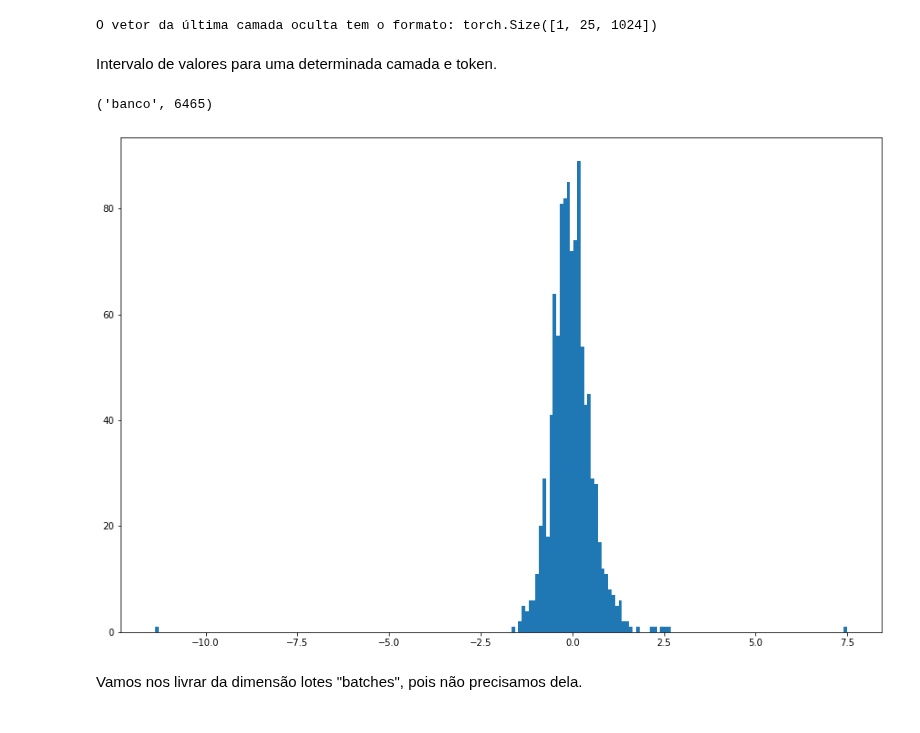
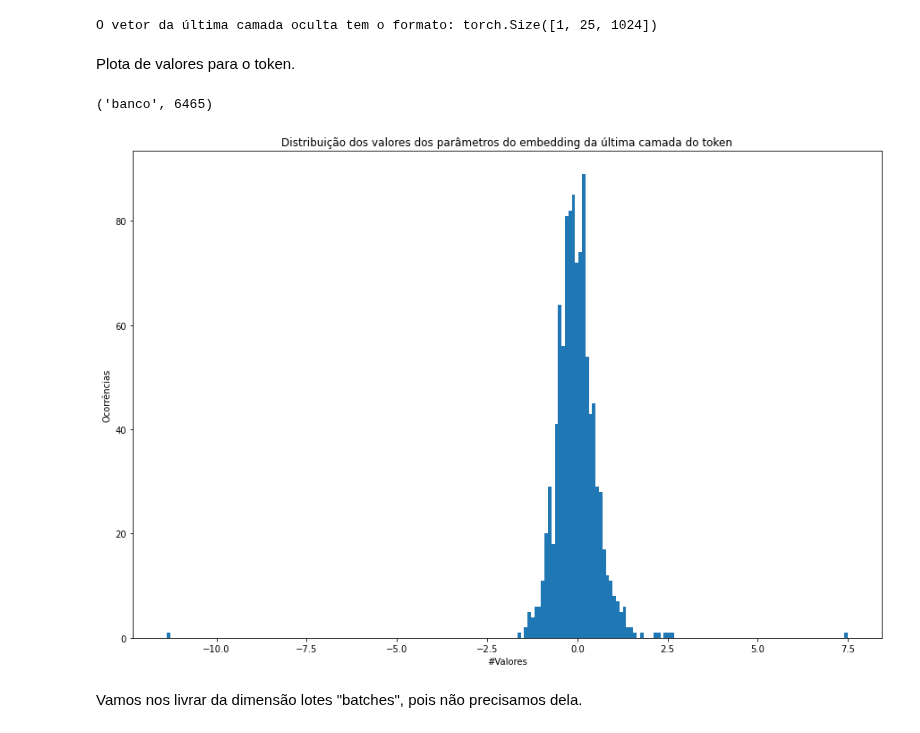
Before and after one commit to osmarbraz/exemplos_BERT, a Jupyter notebook: ExemplosWordEmbeddingContextualBERT_pt_br.ipynb, the cells around one changed output. Cells and saved outputs as stored; diff of their text form; code cells hidden in the pictures.

```diff
--- a/ExemplosWordEmbeddingContextualBERT_pt_br.ipynb
+++ b/ExemplosWordEmbeddingContextualBERT_pt_br.ipynb
@@ -221,6 +221,7 @@ if url:
 
     model = BertModel.from_pretrained(diretorio,
                                       output_hidden_states = True)
+    last_hidden_state=True
 else:
     # Carregando o Tokenizador da comunidade
     print('Carregando o modelo BERT da comunidade ...')
@@ -363,39 +623,46 @@ with torch.no_grad():
 Recupera a última camada.
 # %%
 # Recupera a última camada oculta da saída
-last_hidden_states = outputs[0]
+last_hidden_states = getEmbeddingUltimaCamada(outputs)
 
 print ("O vetor da última camada oculta tem o formato:", last_hidden_states.size())
 # %% [output]
 O vetor da última camada oculta tem o formato: torch.Size([1, 25, 1024])
 # %% [markdown]
-Intervalo de valores para uma determinada camada e token.
+Plota de valores para o token.
 # %%
 # Import da biblioteca gráfica
 import matplotlib.pyplot as plt
 %matplotlib inline
 
 # Plota os tokens da sentença
 token_i = 8
 layer_i = 0
 
-# Recupera o vetor de embeddings da última camada para o token
+# Recupera o vetor de embeddings da camada para o token
 vec = last_hidden_states[layer_i][token_i]
 
 # Mostra a palavra do token_i
 print((texto_tokenizado[token_i], tokens_indexados[token_i]))
 
 # Aumenta o tamanho da plotagem do gráfico
 plt.figure(figsize=(15,10))
 
+# Título do gráfico
+plt.title('Distribuição dos valores dos parâmetros do embedding da última camada do token')
+# Texto do eixo x
+plt.xlabel('#Valores')
+# Texto do eixo y
+plt.ylabel('Ocorrências')
+
 # Cria o histograma com 200 classes
 plt.hist(vec, bins=200)
 
 # Mostra o gráfico
 plt.show()
 # %% [output]
 ('banco', 6465)
-[figure, old version]
+[figure, new version]
 # %% [markdown]
 Vamos nos livrar da dimensão lotes "batches", pois não precisamos dela.
 # %%
```
Also changed, not shown: parts of 132 cells of this notebook.
